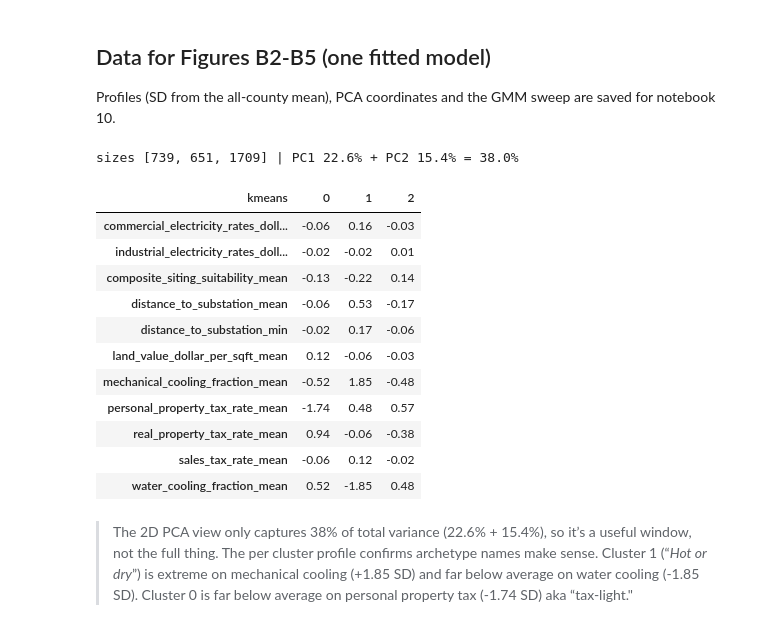
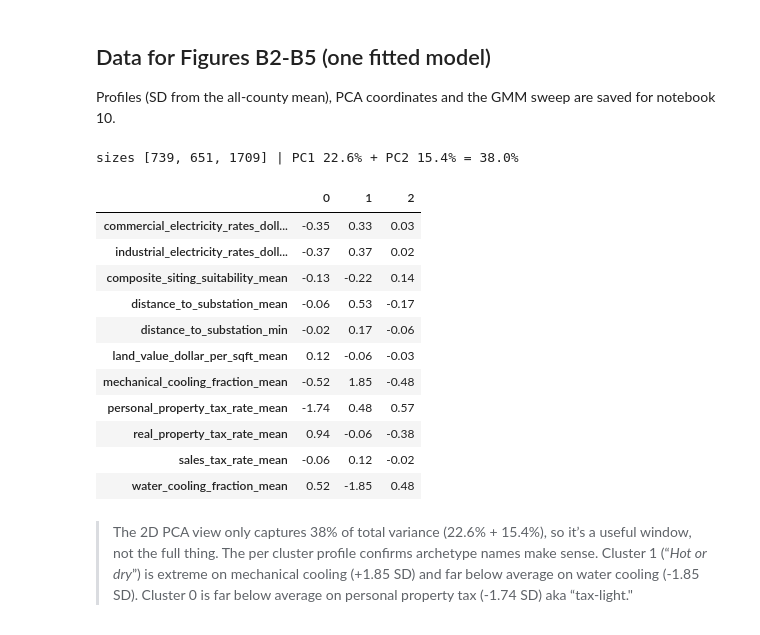
Before and after one commit to KhTJackson/ai-law-datacenter-siting, a Jupyter notebook: scripts/09_unsupervised.ipynb, the cells around one changed output. Cells and saved outputs as stored; diff of their text form; code cells hidden in the pictures.

```diff
--- a/scripts/09_unsupervised.ipynb
+++ b/scripts/09_unsupervised.ipynb
@@ -302,27 +302,28 @@ d[["county_fips", "kmeans", "kmeans_fit_ratio", "gmm", "gmm_entropy"]].assign(
 
 Profiles (SD from the all-county mean), PCA coordinates and the GMM sweep are saved for notebook 10.
 # %%
-prof = (d.groupby("kmeans")[CLUSTER_FEATURES].mean() - d[CLUSTER_FEATURES].mean()) / d[CLUSTER_FEATURES].std()
-pct = (d.groupby("kmeans")[CLUSTER_FEATURES].mean() / d[CLUSTER_FEATURES].mean() - 1)
+# profiles on the same capped values the model was fit on (raw electricity artifacts would distort both)
+prof = (Xraw.groupby(d.kmeans.values).mean() - Xraw.mean()) / Xraw.std()
+pct = Xraw.groupby(d.kmeans.values).mean() / Xraw.mean() - 1
 prof.T.to_csv(STAGE5 / "kmeans_profiles_sd.csv")
 pct.T.to_csv(STAGE5 / "kmeans_profiles_pct.csv")
 
 pca = PCA(2).fit(X)
 Z2 = pca.transform(X)
 ev = pca.explained_variance_ratio_
 
 pd.DataFrame({"county_fips": d.county_fips, "pc1": Z2[:, 0], "pc2": Z2[:, 1], "kmeans": d.kmeans,
               TARGET: d[TARGET]}).to_csv(STAGE5 / "pca_coords.csv", index=False)
 
 pd.Series({"pc1": ev[0], "pc2": ev[1]}).to_csv(STAGE5 / "pca_variance.csv")
 
 print(f"sizes {d.kmeans.value_counts().sort_index().tolist()} | PC1 {ev[0]:.1%} + PC2 {ev[1]:.1%} = {ev.sum():.1%}")
 prof.T.round(2)
 # %% [output]
 sizes [739, 651, 1709] | PC1 22.6% + PC2 15.4% = 38.0%
-| kmeans | 0 | 1 | 2 |
-| commercial_electricity_rates_doll... | -0.06 | 0.16 | -0.03 |
-| industrial_electricity_rates_doll... | -0.02 | -0.02 | 0.01 |
+|  | 0 | 1 | 2 |
+| commercial_electricity_rates_doll... | -0.35 | 0.33 | 0.03 |
+| industrial_electricity_rates_doll... | -0.37 | 0.37 | 0.02 |
 | composite_siting_suitability_mean | -0.13 | -0.22 | 0.14 |
 | distance_to_substation_mean | -0.06 | 0.53 | -0.17 |
 | distance_to_substation_min | -0.02 | 0.17 | -0.06 |
```
Also changed, not shown: parts of 6 cells of this notebook.
